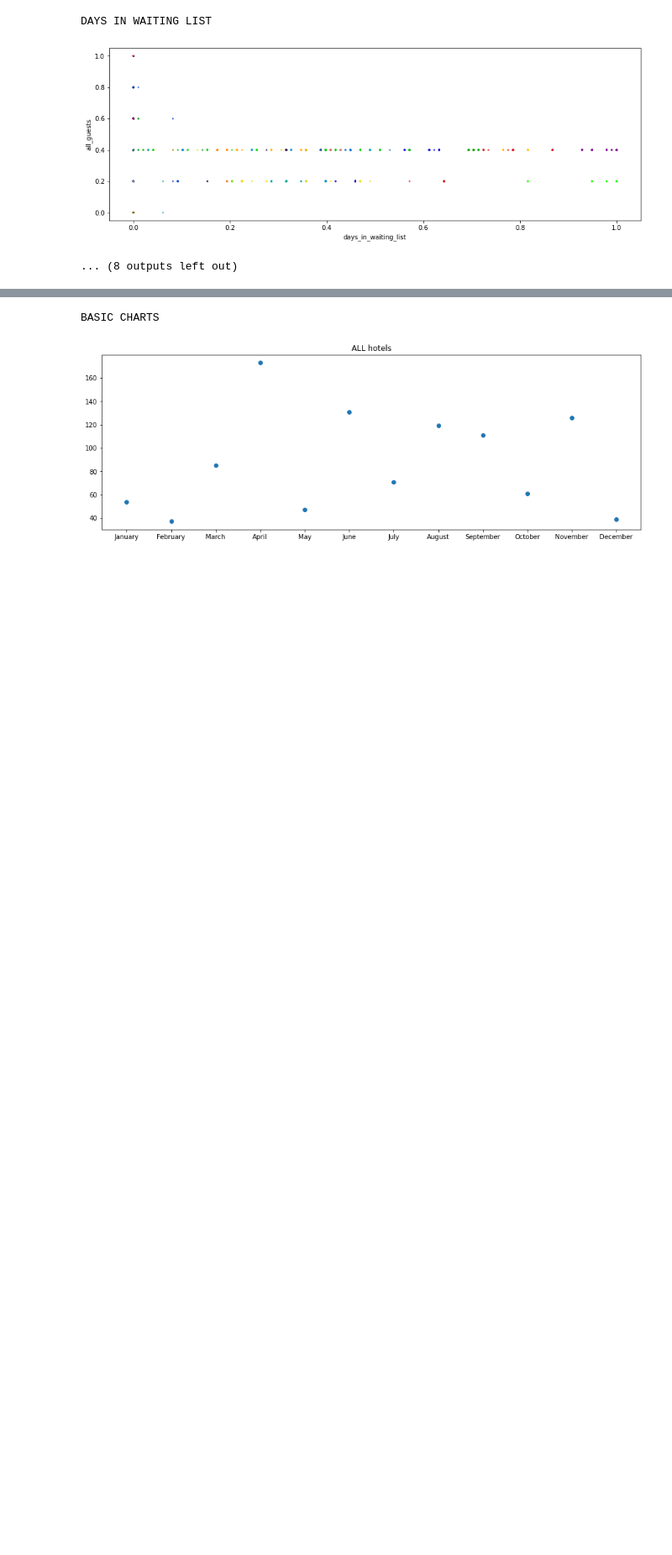
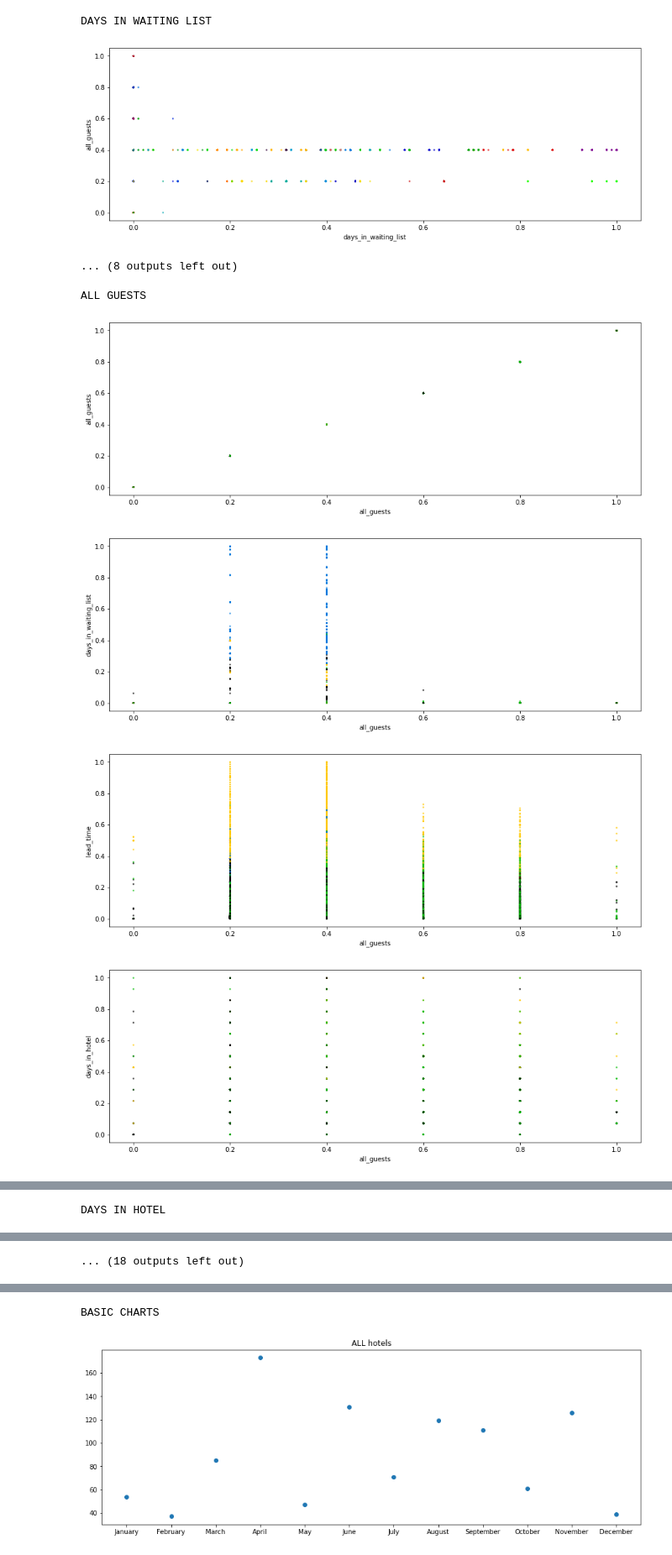
Before and after one commit to Makaa88/Eksploracja, a Jupyter notebook: Projekt2.ipynb, the cells around one changed output, grey strips where cells are left out. Shown at 84% size. Saved outputs shown, nothing was run; the diff lists cells and outputs as text; code cells hidden in the pictures; blank space fills up the shorter version.

```diff
--- a/Projekt2.ipynb
+++ b/Projekt2.ipynb
@@ -396,3 +457,13 @@ DAYS IN HOTEL
 DAYS IN WAITING LIST
 [figure]
 ... (8 outputs left out)
+# %%
+kmeans = KMeans(n_clusters = 4, n_init=10, max_iter=350, random_state=42)
+kmeans_result = kmeans.fit(portugal_df_normalized)
+show_all_clusters(portugal_df_normalized, kmeans_result)
+# %% [output]
+ALL GUESTS
+[figure, added]
+[figure, added]
+[figure, added]
+[figure, added]
@@ -398,0 +471 @@ DAYS IN WAITING LIST
+DAYS IN HOTEL
@@ -398,0 +477 @@ DAYS IN WAITING LIST
+... (18 outputs left out)
```
Also changed, not shown: parts of 22 cells of this notebook, 1 other file.
